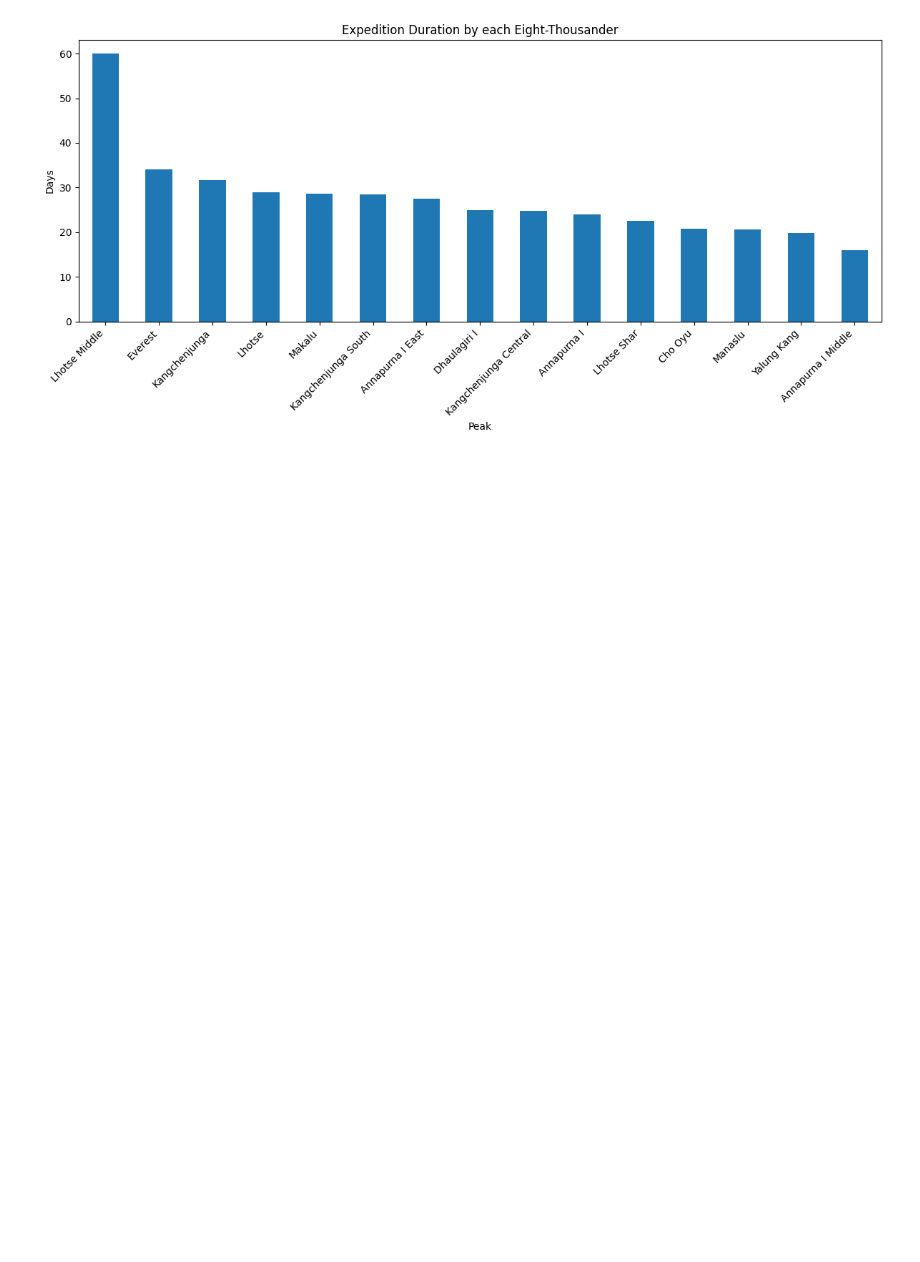
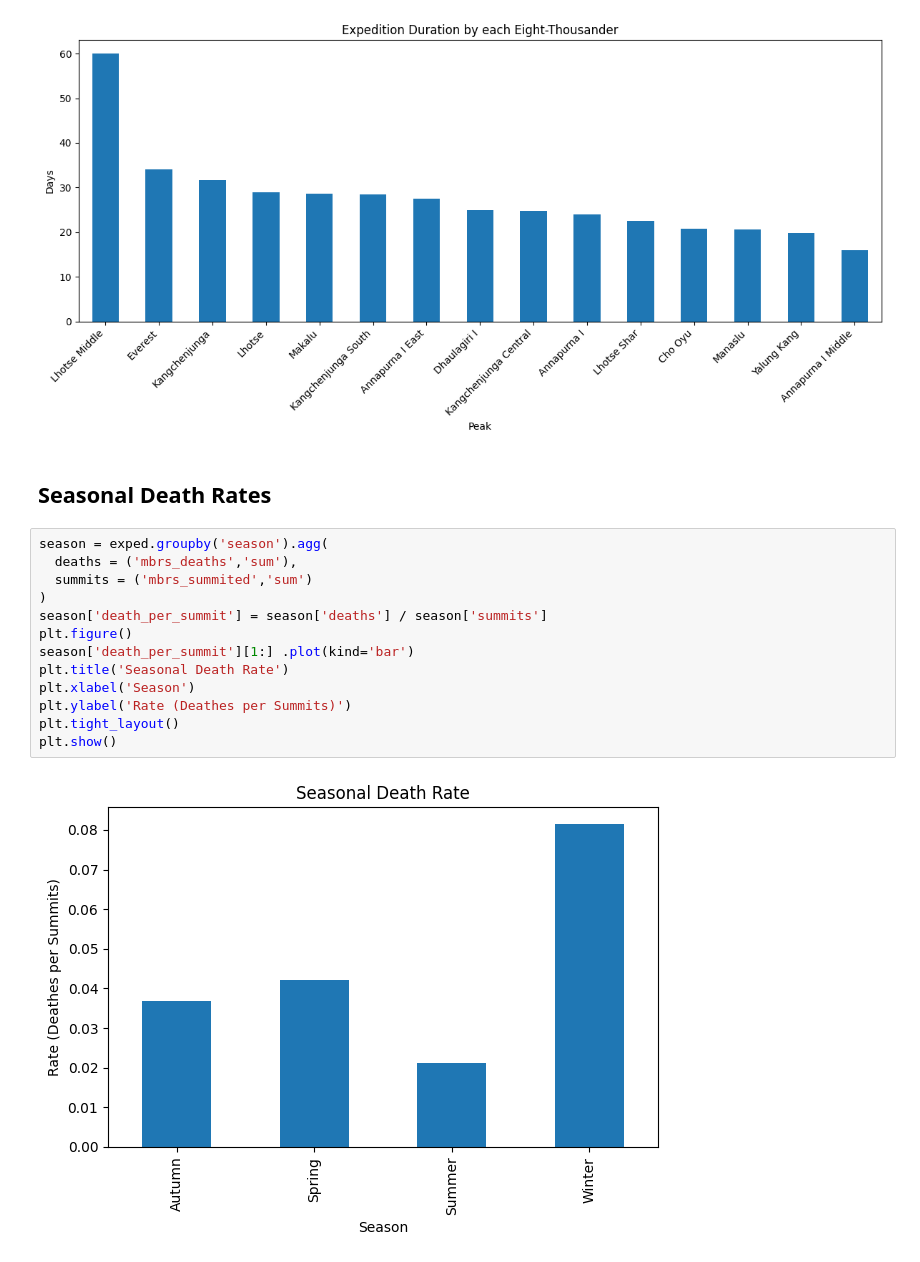
Before and after one commit to DmytroRi/himalayan_expeditions, a Jupyter notebook: HimalayaInsights.ipynb, the cells around one changed output. Saved outputs shown, nothing was run; the diff lists cells and outputs as text; blank space fills up the shorter version.

Commit message:
Seasonal Death Rates

```diff
--- a/HimalayaInsights.ipynb
+++ b/HimalayaInsights.ipynb
@@ -380,3 +380,20 @@ plt.tight_layout()
 plt.show()
 # %% [output]
 [figure]
+# %% [markdown]
+## Seasonal Death Rates
+# %%
+season = exped.groupby('season').agg(
+  deaths = ('mbrs_deaths','sum'),
+  summits = ('mbrs_summited','sum')
+)
+season['death_per_summit'] = season['deaths'] / season['summits']
+plt.figure()
+season['death_per_summit'][1:] .plot(kind='bar')
+plt.title('Seasonal Death Rate')
+plt.xlabel('Season')
+plt.ylabel('Rate (Deathes per Summits)')
+plt.tight_layout()
+plt.show()
+# %% [output]
+[figure, added]
```
